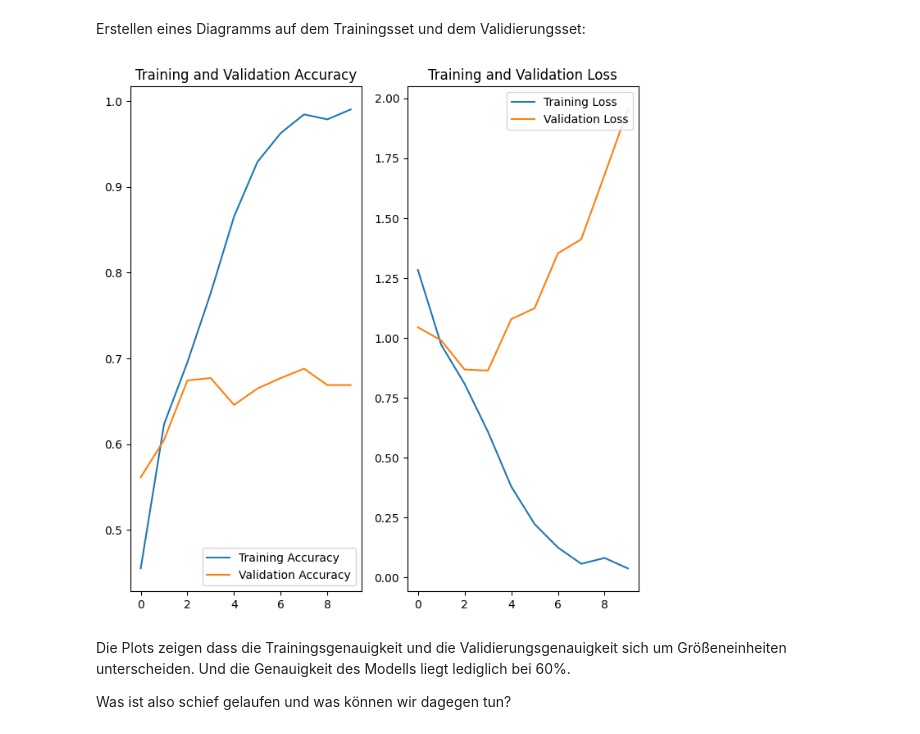
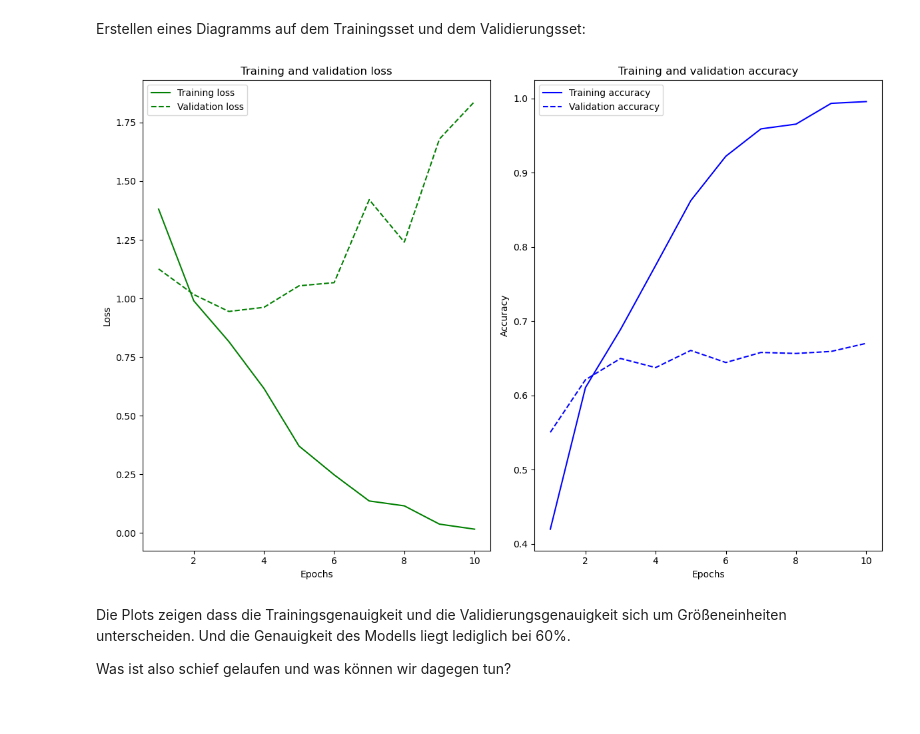
Before and after one commit to vgoehler/NAWICamp2024, a Jupyter notebook: 02_Bild_Klassifizierung.ipynb, the cells around one changed output. Drawn from its saved outputs; the diff is of its cells as text; code cells hidden in the pictures.

```diff
--- a/02_Bild_Klassifizierung.ipynb
+++ b/02_Bild_Klassifizierung.ipynb
@@ -282,30 +281,41 @@ Epoch 10/10
 ## Anzeigen der Trainingsresultate
 # %% [markdown]
 Erstellen eines Diagramms auf dem Trainingsset und dem Validierungsset:
-# %%
-acc = history.history['accuracy']
-val_acc = history.history['val_accuracy']
-
-loss = history.history['loss']
-val_loss = history.history['val_loss']
-
-epochs_range = range(epochs)
-
-plt.figure(figsize=(8, 8))
-plt.subplot(1, 2, 1)
-plt.plot(epochs_range, acc, label='Training Accuracy')
-plt.plot(epochs_range, val_acc, label='Validation Accuracy')
-plt.legend(loc='lower right')
-plt.title('Training and Validation Accuracy')
-
-plt.subplot(1, 2, 2)
-plt.plot(epochs_range, loss, label='Training Loss')
-plt.plot(epochs_range, val_loss, label='Validation Loss')
-plt.legend(loc='upper right')
-plt.title('Training and Validation Loss')
-plt.show()
-# %% [output]
-[figure, removed]
+# %%
+import matplotlib.pyplot as plt
+
+def plot_acc_val(history_dict):
+
+    def plot_subplot(type, axis, color, train, val):
+        axis.plot(epochs, train, '%s'%color, label='Training %s'%type)
+        axis.plot(epochs, val, '%s--'%color, label='Validation %s'%type)
+        axis.set_title("Training and validation %s"%type)
+        axis.set_xlabel('Epochs')
+        axis.set_ylabel(type.capitalize())
+        axis.legend()
+
+    loss = history_dict['loss']
+    val_loss = history_dict['val_loss']
+    accuracy = history_dict.get('accuracy', history_dict.get('acc'))
+    val_accuracy = history_dict.get('val_accuracy', history_dict.get('val_acc'))
+    epochs = range(1, len(loss) + 1)
+
+    # Creating subplots
+    fig, (ax1, ax2) = plt.subplots(1, 2, figsize=(12, 8))
+
+    # Plotting the training and validation loss
+    plot_subplot('loss', ax1, 'g', loss, val_loss)
+
+    # Plotting the training and validation accuracy
+    if accuracy is not None and val_accuracy is not None:
+        plot_subplot('accuracy', ax2, 'b', accuracy, val_accuracy)
+
+    plt.tight_layout()
+    plt.show()
+
+plot_acc_val(history.history)
+# %% [output]
+[figure, added]
 # %% [markdown]
 Die Plots zeigen dass die Trainingsgenauigkeit und die Validierungsgenauigkeit sich um Größeneinheiten unterscheiden. Und die Genauigkeit des Modells liegt lediglich bei 60%.
 
```
Also changed, not shown: parts of 28 cells of this notebook.
